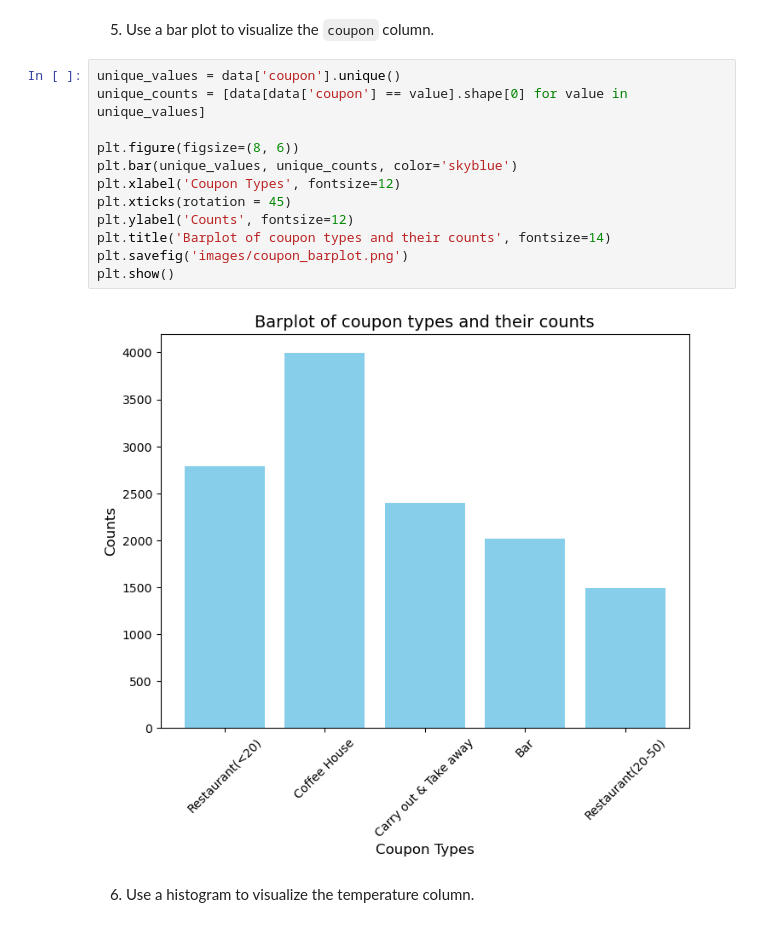
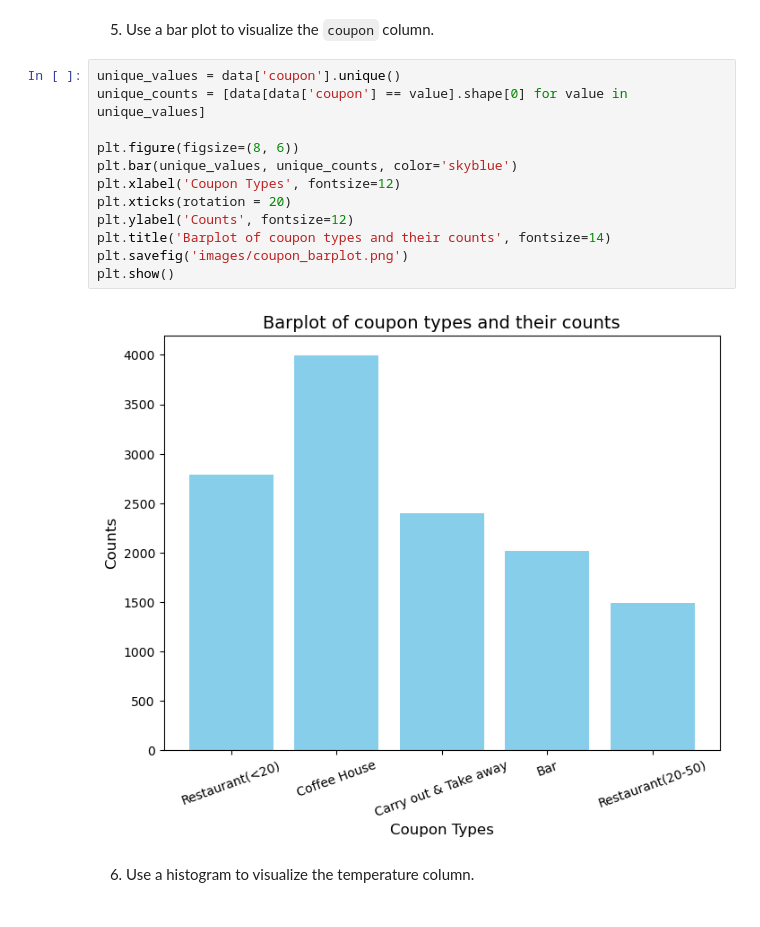
Before and after one commit to lvhaohan59/jingprojects, a Jupyter notebook: coupon_acceptance_analysis.ipynb, the cells around one changed output. Saved outputs shown, nothing was run; the diff lists cells and outputs as text.

```diff
--- a/coupon_acceptance_analysis.ipynb
+++ b/coupon_acceptance_analysis.ipynb
@@ -113,17 +113,17 @@ Out of total of 12684 observations, there are 7210 observations, or 56.8% of tot
 # %%
 unique_values = data['coupon'].unique()
 unique_counts = [data[data['coupon'] == value].shape[0] for value in unique_values]
 
 plt.figure(figsize=(8, 6))
 plt.bar(unique_values, unique_counts, color='skyblue')
 plt.xlabel('Coupon Types', fontsize=12)
-plt.xticks(rotation = 45)
+plt.xticks(rotation = 20)
 plt.ylabel('Counts', fontsize=12)
 plt.title('Barplot of coupon types and their counts', fontsize=14)
 plt.savefig('images/coupon_barplot.png')
 plt.show()
 # %% [output]
-[figure, old version]
+[figure, new version]
 # %% [markdown]
 6. Use a histogram to visualize the temperature column.
 # %%
```
Also changed, not shown: parts of 3 cells of this notebook.
